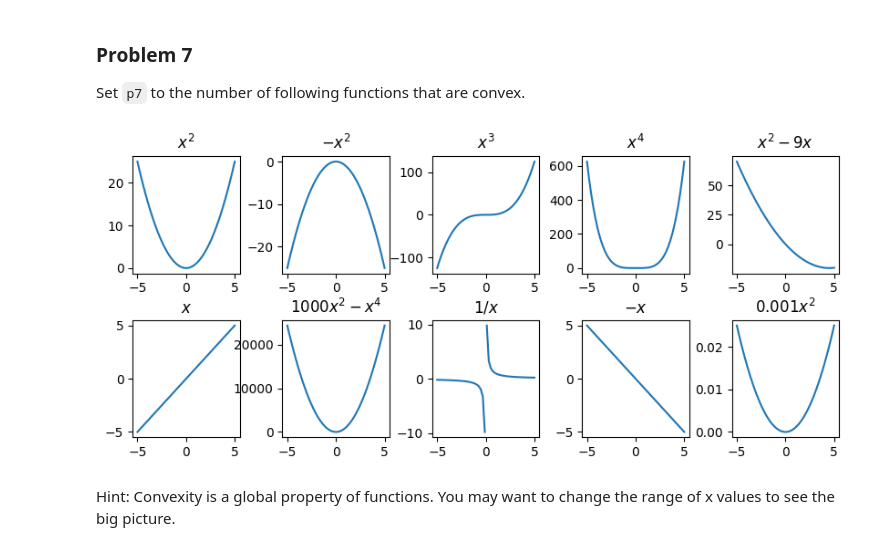
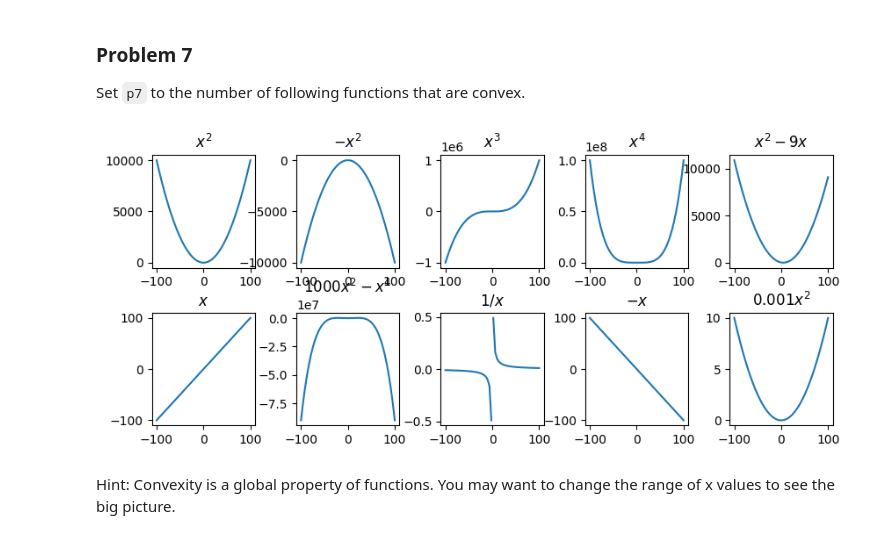
Before and after one commit to golden0014/dx601-homework-04, a Jupyter notebook: homework.ipynb, the cells around one changed output. Cells and saved outputs as stored; diff of their text form; code cells hidden in the pictures.

```diff
--- a/homework.ipynb
+++ b/homework.ipynb
@@ -181,7 +181,7 @@ Set `p7` to the number of following functions that are convex.
 # %%
 # @ title Functions to Check for Convexity
 
-xs = np.linspace(-5, 5)
+xs = np.linspace(-100, 100)
 
 plt.figure(figsize=(10, 4))
 plt.subplot(2, 5, 1)
@@ -200,34 +200,34 @@ plt.subplot(2, 5, 4)
 plt.plot(xs, xs**4)
 plt.title("$x^4$")
 
 plt.subplot(2, 5, 5)
 plt.plot(xs, xs*xs - 9 * xs)
 plt.title("$x^2 - 9x$")
 
 plt.subplot(2, 5, 6)
 plt.plot(xs, xs)
 plt.title("$x$")
 
 plt.subplot(2, 5, 7)
 plt.plot(xs, -xs**4+1000 * xs**2)
 plt.title("$1000x^2 - x^4$")
 
 plt.subplot(2, 5, 8)
 plt.plot([x for x in xs if x > 0], [1 / x for x in xs if x > 0], color="C0")
 plt.plot([x for x in xs if x < 0], [1 / x for x in xs if x < 0], color="C0")
 plt.title("$1/x$")
 
 plt.subplot(2, 5, 9)
 plt.plot(xs, -xs)
 plt.title("$-x$")
 
 plt.subplot(2, 5, 10)
 plt.plot(xs, 0.001 * xs**2)
 plt.title("$0.001 x^2$")
 
 plt.subplots_adjust(hspace=0.4, wspace=0.4);
 # %% [output]
-[figure, old version]
+[figure, new version]
 # %% [markdown]
 Hint: Convexity is a global property of functions.
 You may want to change the range of x values to see the big picture.
```
Also changed, not shown: parts of 5 cells of this notebook.
